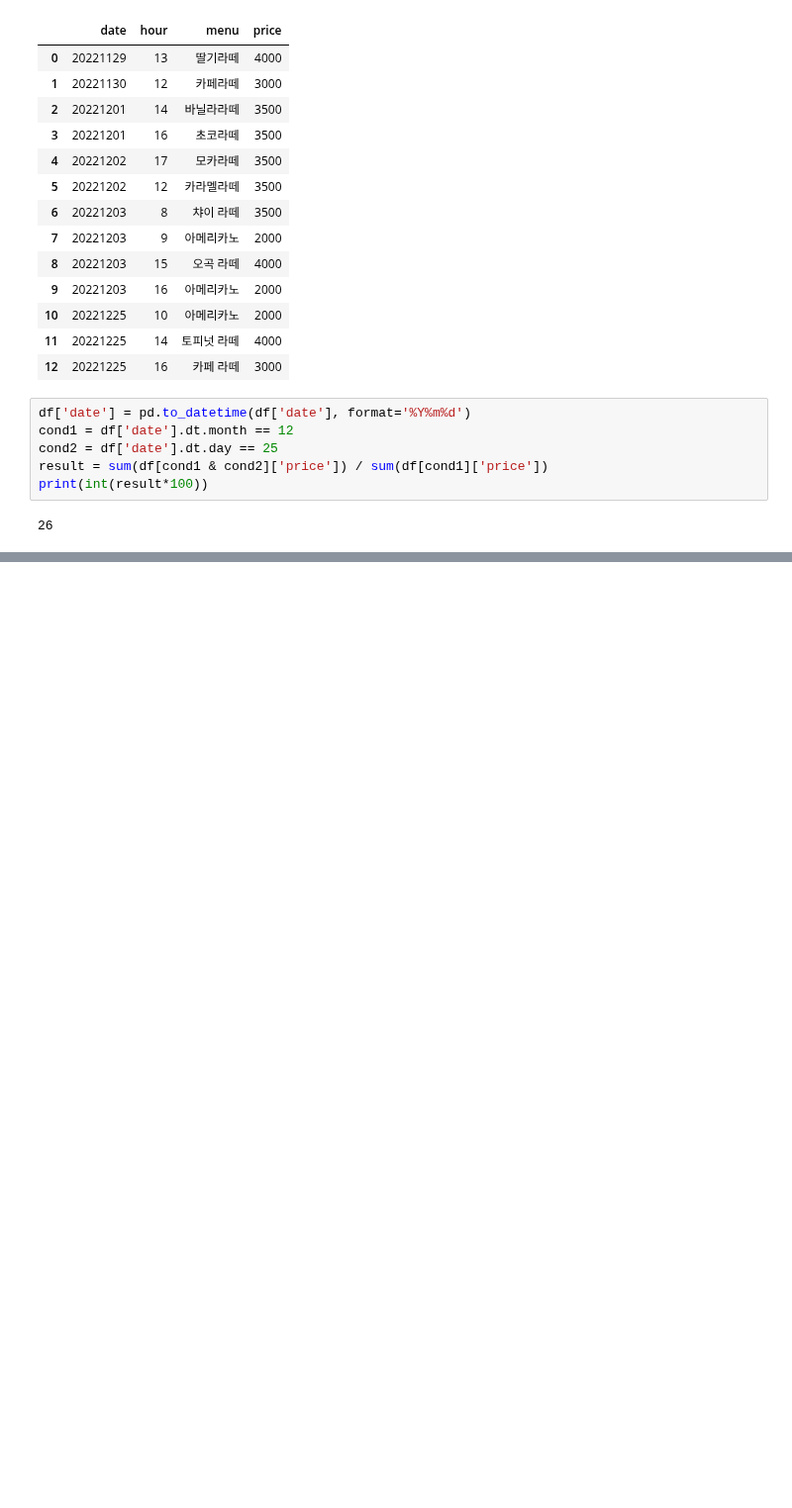
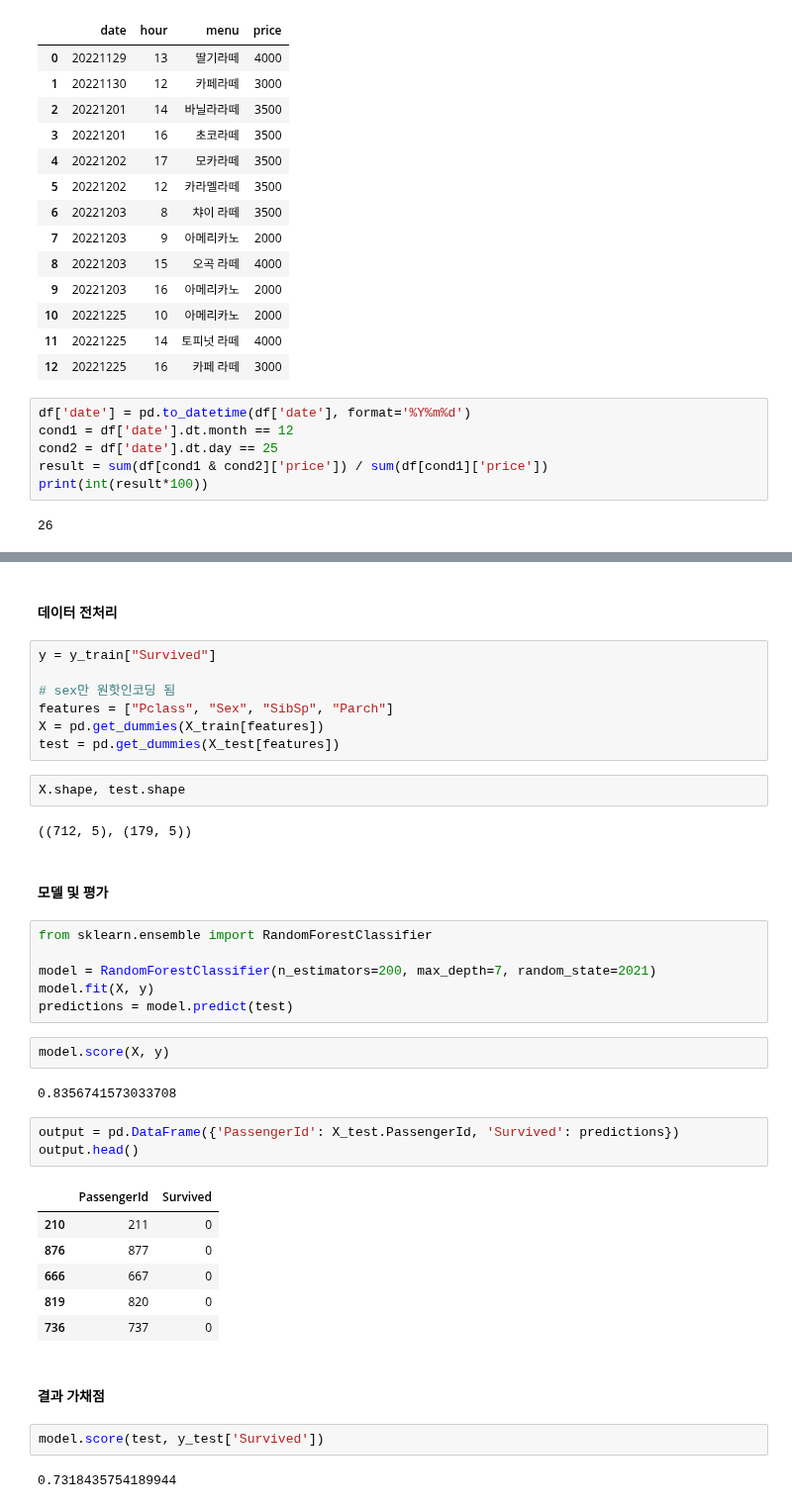
Before and after one commit to zudata/BEAKJOON, a Jupyter notebook: study/Big Data Certification study.ipynb, the cells around one changed output, grey strips where cells are left out. Shown at 99% size. Saved outputs shown, nothing was run; the diff lists cells and outputs as text; blank space fills up the shorter version.

```diff
--- a/study/Big Data Certification study.ipynb
+++ b/study/Big Data Certification study.ipynb
@@ -1780,0 +1880,41 @@ print(int(df[cond]['age'].mean()))
+# %% [markdown]
+#### 데이터 전처리
+# %%
+y = y_train["Survived"]
+
+# sex만 원핫인코딩 됨
+features = ["Pclass", "Sex", "SibSp", "Parch"]
+X = pd.get_dummies(X_train[features])
+test = pd.get_dummies(X_test[features])
+# %%
+X.shape, test.shape
+# %% [output]
+((712, 5), (179, 5))
+# %% [markdown]
+#### 모델 및 평가
+# %%
+from sklearn.ensemble import RandomForestClassifier
+
+model = RandomForestClassifier(n_estimators=200, max_depth=7, random_state=2021)
+model.fit(X, y)
+predictions = model.predict(test)
+# %%
+model.score(X, y)
+# %% [output]
+0.8356741573033708
+# %%
+output = pd.DataFrame({'PassengerId': X_test.PassengerId, 'Survived': predictions})
+output.head()
+# %% [output]
+|  | PassengerId | Survived |
+| 210 | 211 | 0 |
+| 876 | 877 | 0 |
+| 666 | 667 | 0 |
+| 819 | 820 | 0 |
+| 736 | 737 | 0 |
+# %% [markdown]
+#### 결과 가채점
+# %%
+model.score(test, y_test['Survived'])
+# %% [output]
+0.7318435754189944
```
Also changed, not shown: parts of 50 cells of this notebook.
